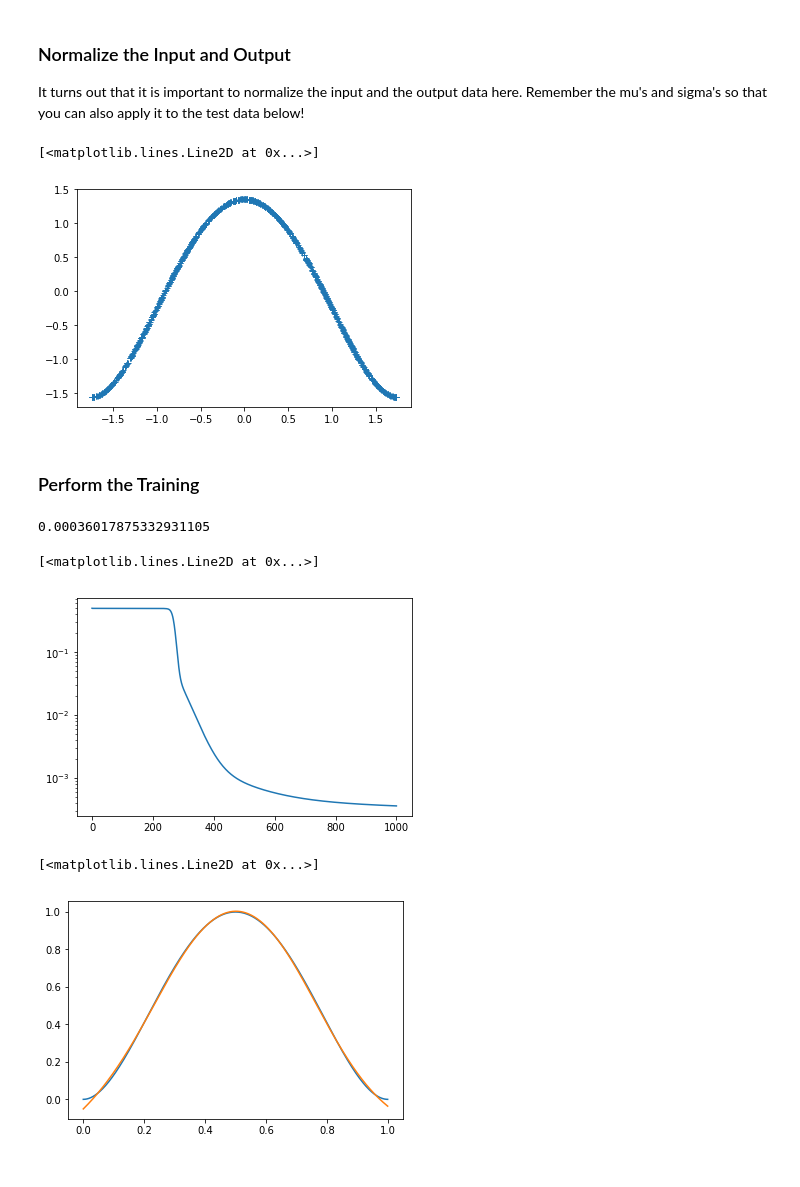
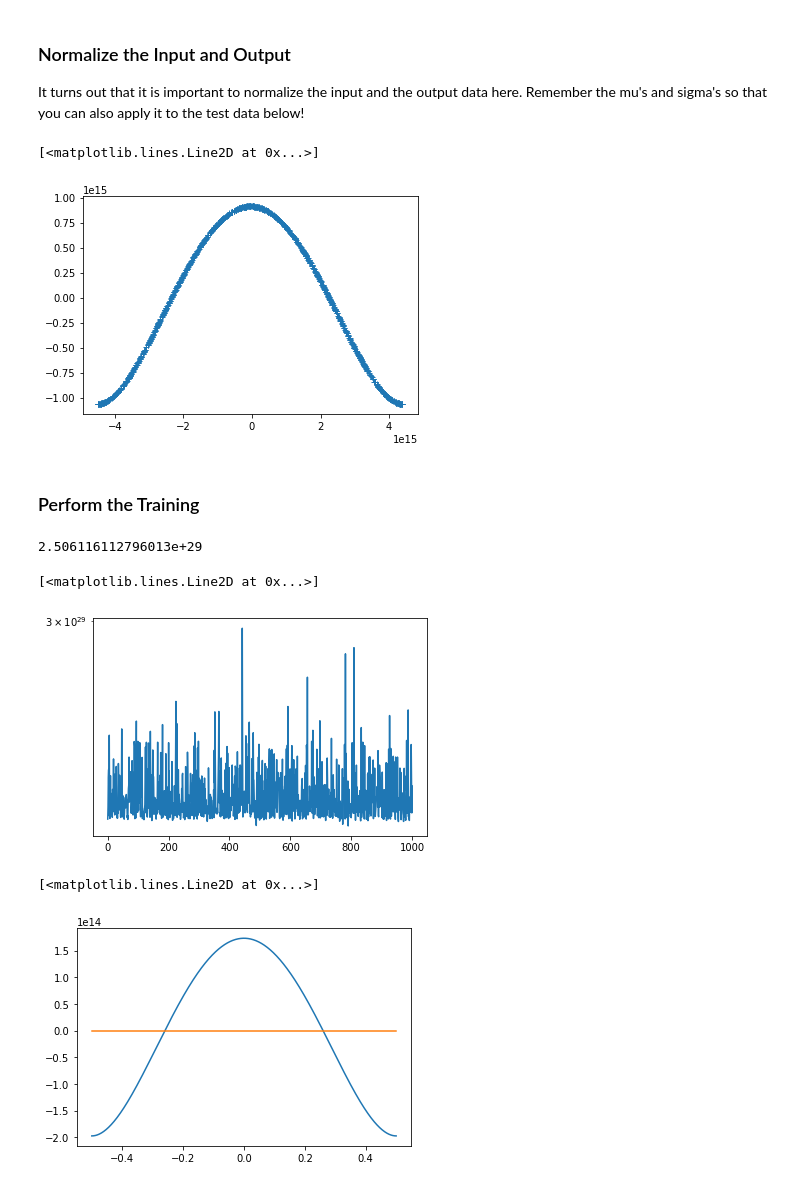
Before and after one commit to suizo12/TSM_DeLearn, a Jupyter notebook: work03/universal_representation_learning_stud.ipynb, the cells around one changed output. Drawn from its saved outputs; the diff is of its cells as text; code cells hidden in the pictures.

```diff
--- a/work03/universal_representation_learning_stud.ipynb
+++ b/work03/universal_representation_learning_stud.ipynb
@@ -137,18 +137,13 @@ def gradient(W1,b1,W2,b2,X,Y):
     """
     ### START YOUR CODE ###
     m = Y.shape[1]
-    n = W1.shape[0]
+    Yhat = predict(X, W1, b1, W2, b2)
+    sig = sigmoid(W1*X+b1)
 
-    yhat = predict(X, W1, b1, W2, b2)
-
-
-    print('cost',b1 - (cost(X,Y,W1,b1,W2,b2)/m))
-
-
-    dW1 = W1 - cost(X,Y,W1,b1,W2,b2)
-    db1 = b1 - cost(X,Y,W1,b1,W2,b2)
-    dW2 = dW1 - (-1/m * np.dot((Y - yhat), X.T))
-    db2 = db1 - (-1/m * np.sum((Y - yhat), axis=1))
+    dW1 = (1/m) * W2.T * np.sum((Yhat-Y) * sig * (1-sig) * X, axis=1).reshape(W1.shape)
+    dW2 = (1/m) * np.sum((Yhat-Y) * sig, axis=1).reshape(W2.shape)
+    db1 = (1/m) * W2.T * np.sum((Yhat-Y) * sig * (1-sig), axis=1).reshape(b1.shape)
+    db2 = (1/m) * np.sum(Yhat-Y)
     ### END YOUR CODE ###
 
     return {'dW1':dW1, 'dW2':dW2, 'db1':db1, 'db2':db2}
@@ -215,7 +202,17 @@ def train(X,Y,n1,nepochs,batchsize=32,learning_rate=0.1):
     for epoch in range(nepochs):
 
         ### START YOUR CODE ###
+        np.random.shuffle(indices)
 
+        for j in range(0,m,batchsize):
+            Xtrain = X[:, j:j+batchsize]
+            Ytrain = Y[:, j:j+batchsize]
+
+            dws = gradient(W1,b1,W2,b2,Xtrain,Ytrain)
+            W1 = W1 - learning_rate * dws["dW1"]
+            b1 = b1 - learning_rate * dws["db1"]
+            W2 = W2 - learning_rate * dws["dW2"]
+            b2 = b2 - learning_rate * dws["db2"]
 
         ### END YOUR CODE ###
         epochs.append(epoch+1)
@@ -290,7 +287,11 @@ def normalize(X, mu=None, stdev=None):
     stdev -- standard deviation
     """
     ### START YOUR CODE ###
-
+    if mu == None:
+        mu = np.mean(X)
+    if stdev == None:
+        stdev  = np.std(X, ddof=1)
+    X1 = (X - mu)/stdev
     ### END YOUR CODE ###
 
     return X1,mu,stdev
@@ -317,25 +318,25 @@ Y1, muY, stdevY = normalize(Y)
 plt.plot(X1[0,:],Y1[0,:],'+')
 # %% [output]
 [<matplotlib.lines.Line2D at 0x...>]
-[figure, old version]
+[figure, new version]
 # %% [markdown]
 ### Perform the Training
 # %%
 # Use the normalized inputs and outputs
 n1 = 10 # number of hidden units
 nepochs = 1000 # number of epochs
 batchsize = 32
 learning_rate = 0.1
 
 ### START YOUR CODE ###
-
+params, epochs, costs = train(X1,Y1,n1,nepochs,batchsize,learning_rate)
 ### END YOUR CODE ###
 
 plt.semilogy(epochs,costs)
 # %% [output]
-0.00036017875332931105
+2.506116112796013e+29
 [<matplotlib.lines.Line2D at 0x...>]
-[figure, old version]
+[figure, new version]
 # %%
 mtest = 1000
 Xtest,Ytest = generate_inputs(mtest, func, random=False, vargs=vargs)
@@ -343,11 +344,13 @@ Xtest,Ytest = generate_inputs(mtest, func, random=False, vargs=vargs)
 # Do the prediction with the trained model
 
 ### START YOUR CODE ###
-
+Xtest, muX, stdevX = normalize(Xtest)
+Ytest, muY, stdevY = normalize(Ytest)
+Ypred = predict(Xtest,W1,b1,W2,b2)
 ### END YOUR CODE ###
 
-plt.plot(Xtest[0,:],Ytest[0,:])
-plt.plot(Xtest[0,:],Ypred[0,:])
+plt.plot(norm_Xtest[0,:],norm_Ytest[0,:])
+plt.plot(norm_Xtest[0,:],Ypred[0,:])
 # %% [output]
 [<matplotlib.lines.Line2D at 0x...>]
-[figure, old version]
+[figure, new version]
```
Also changed, not shown: parts of 2 cells of this notebook.
